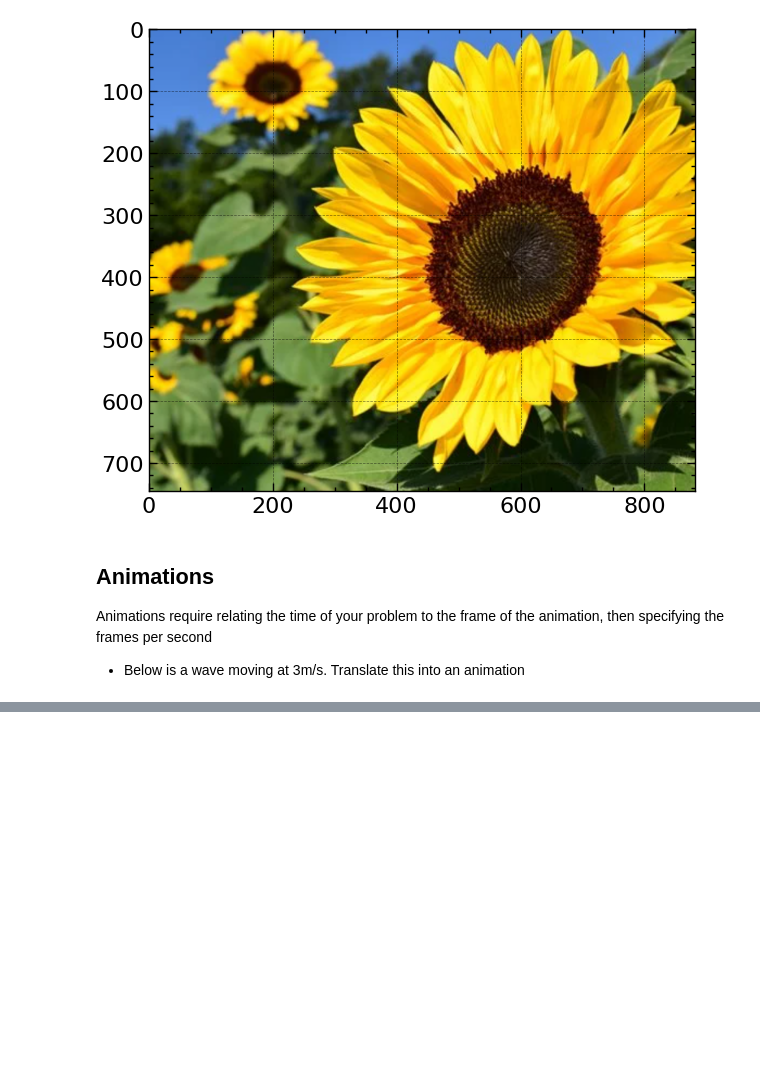
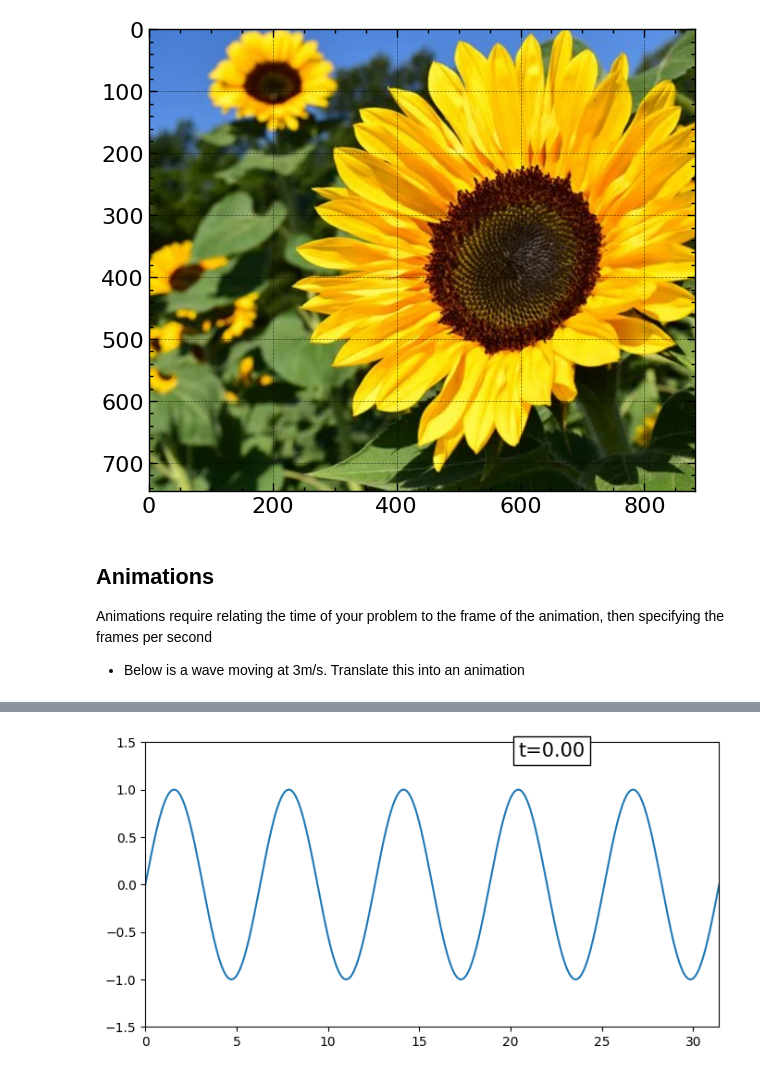
Before and after one commit to ashleysharp/codespaces-jupyter, a Jupyter notebook: notebooks/matplotlib.ipynb, the cells around one changed output, grey strips where cells are left out. Drawn from its saved outputs; the diff is of its cells as text; code cells hidden in the pictures; blank space fills up the shorter version.

Commit message:
Animations

```diff
--- a/notebooks/matplotlib.ipynb
+++ b/notebooks/matplotlib.ipynb
@@ -300,3 +301,20 @@ plt.plot(x, f(x, 0.1))
 # %%
 from matplotlib import animation
 from matplotlib.animation import PillowWriter
+# %%
+fig, ax = plt.subplots(1,1, figsize=(8,4))
+ln1, = plt.plot([], [])
+time_text = ax.text(0.65, 0.95, '', fontsize=15,
+                    bbox=dict(facecolor='white', edgecolor='black'),
+                    transform=ax.transAxes)
+ax.set_xlim(0, 10*np.pi)
+ax.set_ylim(-1.5, 1.5)
+
+def animate(i):
+    ln1.set_data(x, f(x, 1/50*i))
+    time_text.set_text('t={:.2f}'.format(i/50))
+
+ani = animation.FuncAnimation(fig, animate, frames=240, interval=50)
+ani.save('../images/ani.gif', writer='pillow', fps = 50, dpi = 100)
+# %% [output]
+[figure, added]
```
Also changed, not shown: parts of 17 cells of this notebook, 3 other files.
